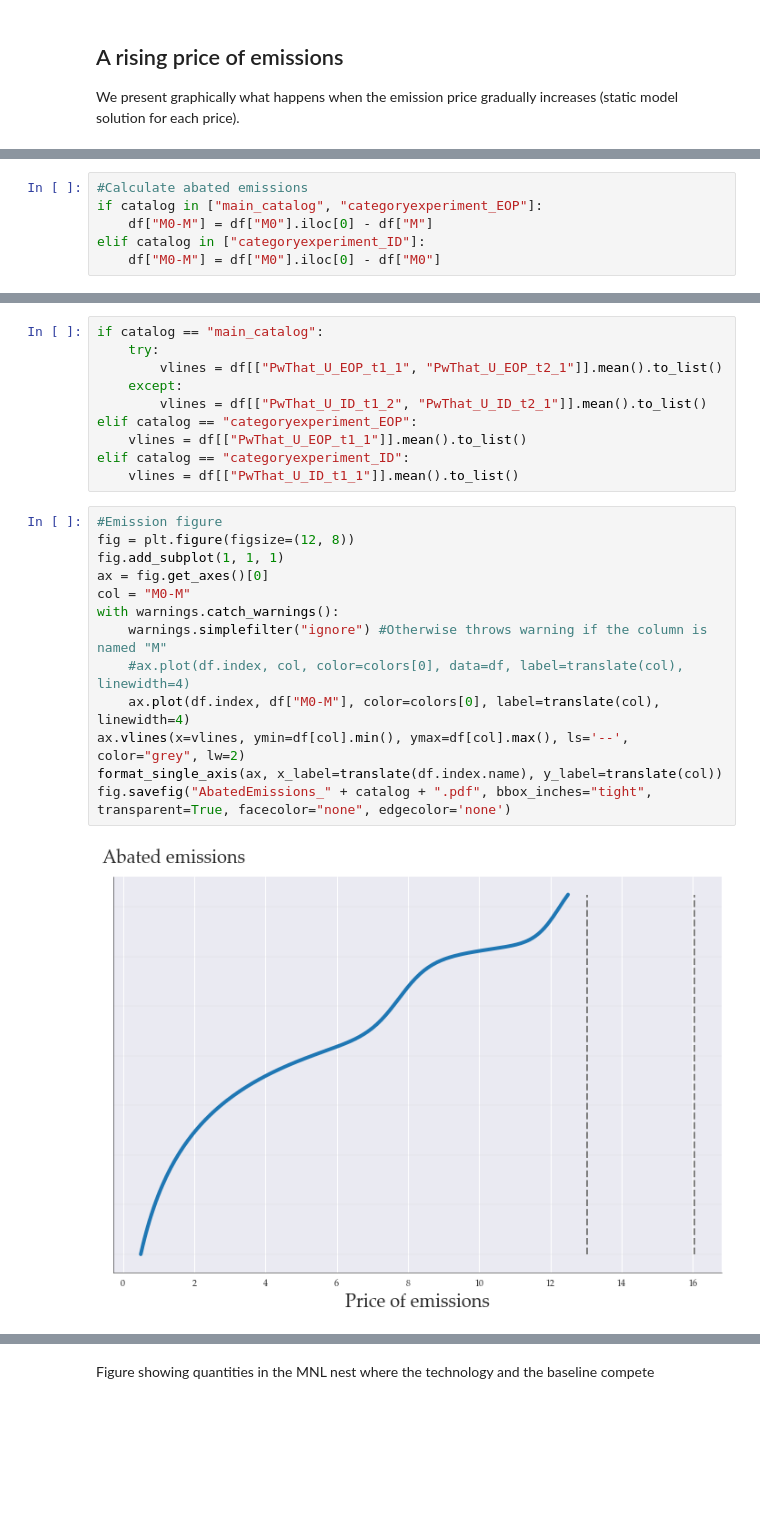
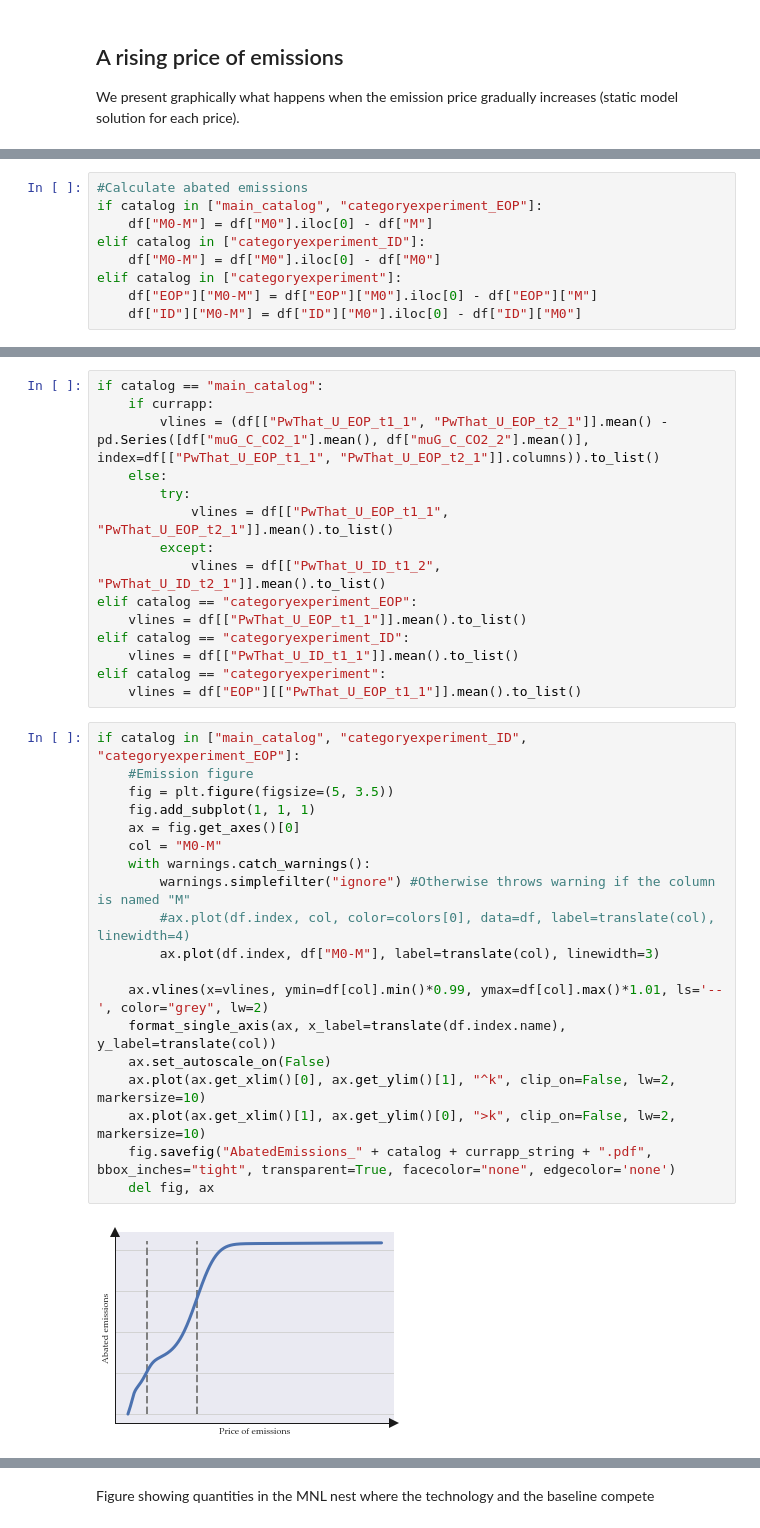
Before and after one commit to ChampionApe/GPM_v05, a Jupyter notebook: examples/Abatement/A3_simulation_figures.ipynb, the cells around one changed output, grey strips where cells are left out. Drawn from its saved outputs; the diff is of its cells as text; blank space fills up the shorter version.

Commit message:
A4 for jonathan. Samlet script til figurer.

```diff
--- a/examples/Abatement/A3_simulation_figures.ipynb
+++ b/examples/Abatement/A3_simulation_figures.ipynb
@@ -29,6 +76,9 @@ if catalog in ["main_catalog", "categoryexperiment_EOP"]:
     df["M0-M"] = df["M0"].iloc[0] - df["M"]
 elif catalog in ["categoryexperiment_ID"]:
     df["M0-M"] = df["M0"].iloc[0] - df["M0"]
+elif catalog in ["categoryexperiment"]:
+    df["EOP"]["M0-M"] = df["EOP"]["M0"].iloc[0] - df["EOP"]["M"]
+    df["ID"]["M0-M"] = df["ID"]["M0"].iloc[0] - df["ID"]["M0"]
 # %%
 def translate(col):
     translate = {
@@ -100,25 +158,36 @@ def format_single_axis(axes, x_label="", y_label="", hide_ticks=False):
 # %%
 if catalog == "main_catalog":
-    try:
-        vlines = df[["PwThat_U_EOP_t1_1", "PwThat_U_EOP_t2_1"]].mean().to_list()
-    except:
-        vlines = df[["PwThat_U_ID_t1_2", "PwThat_U_ID_t2_1"]].mean().to_list()
+    if currapp:
+        vlines = (df[["PwThat_U_EOP_t1_1", "PwThat_U_EOP_t2_1"]].mean() - pd.Series([df["muG_C_CO2_1"].mean(), df["muG_C_CO2_2"].mean()], index=df[["PwThat_U_EOP_t1_1", "PwThat_U_EOP_t2_1"]].columns)).to_list()
+    else:
+        try:
+            vlines = df[["PwThat_U_EOP_t1_1", "PwThat_U_EOP_t2_1"]].mean().to_list()
+        except:
+            vlines = df[["PwThat_U_ID_t1_2", "PwThat_U_ID_t2_1"]].mean().to_list()
 elif catalog == "categoryexperiment_EOP":
     vlines = df[["PwThat_U_EOP_t1_1"]].mean().to_list()
 elif catalog == "categoryexperiment_ID":
     vlines = df[["PwThat_U_ID_t1_1"]].mean().to_list()
+elif catalog == "categoryexperiment":
+    vlines = df["EOP"][["PwThat_U_EOP_t1_1"]].mean().to_list()
 # %%
-#Emission figure
-fig = plt.figure(figsize=(12, 8))
-fig.add_subplot(1, 1, 1)
-ax = fig.get_axes()[0]
-col = "M0-M"
-with warnings.catch_warnings():
-    warnings.simplefilter("ignore") #Otherwise throws warning if the column is named "M"
-    #ax.plot(df.index, col, color=colors[0], data=df, label=translate(col), linewidth=4)
-    ax.plot(df.index, df["M0-M"], color=colors[0], label=translate(col), linewidth=4)
-ax.vlines(x=vlines, ymin=df[col].min(), ymax=df[col].max(), ls='--', color="grey", lw=2)
-format_single_axis(ax, x_label=translate(df.index.name), y_label=translate(col))
-fig.savefig("AbatedEmissions_" + catalog + ".pdf", bbox_inches="tight", transparent=True, facecolor="none", edgecolor='none')
+if catalog in ["main_catalog", "categoryexperiment_ID", "categoryexperiment_EOP"]:
+    #Emission figure
+    fig = plt.figure(figsize=(5, 3.5))
+    fig.add_subplot(1, 1, 1)
+    ax = fig.get_axes()[0]
+    col = "M0-M"
+    with warnings.catch_warnings():
+        warnings.simplefilter("ignore") #Otherwise throws warning if the column is named "M"
+        #ax.plot(df.index, col, color=colors[0], data=df, label=translate(col), linewidth=4)
+        ax.plot(df.index, df["M0-M"], label=translate(col), linewidth=3)
+
+    ax.vlines(x=vlines, ymin=df[col].min()*0.99, ymax=df[col].max()*1.01, ls='--', color="grey", lw=2)
+    format_single_axis(ax, x_label=translate(df.index.name), y_label=translate(col))
+    ax.set_autoscale_on(False)
+    ax.plot(ax.get_xlim()[0], ax.get_ylim()[1], "^k", clip_on=False, lw=2, markersize=10)
+    ax.plot(ax.get_xlim()[1], ax.get_ylim()[0], ">k", clip_on=False, lw=2, markersize=10)
+    fig.savefig("AbatedEmissions_" + catalog + currapp_string + ".pdf", bbox_inches="tight", transparent=True, facecolor="none", edgecolor='none')
+    del fig, ax
 # %% [output]
-[figure, old version]
+[figure, new version]
```
Also changed, not shown: parts of 16 cells of this notebook, 45 other files.
